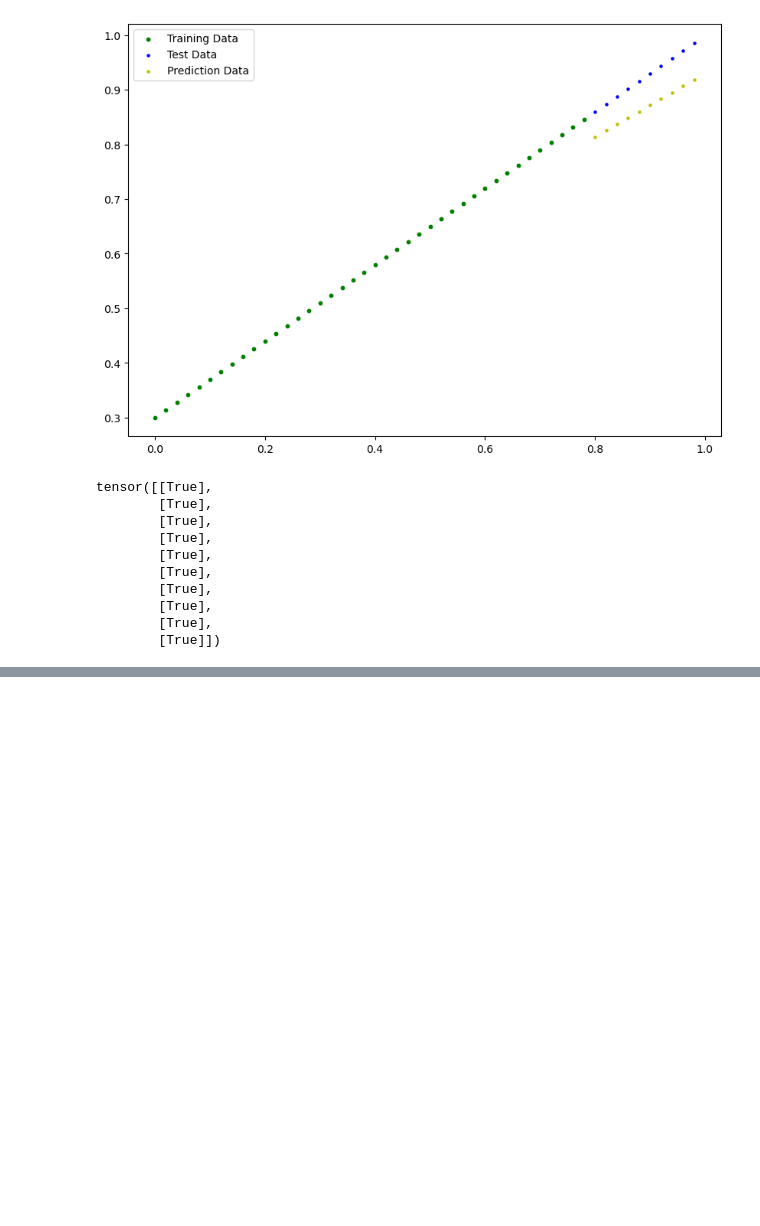
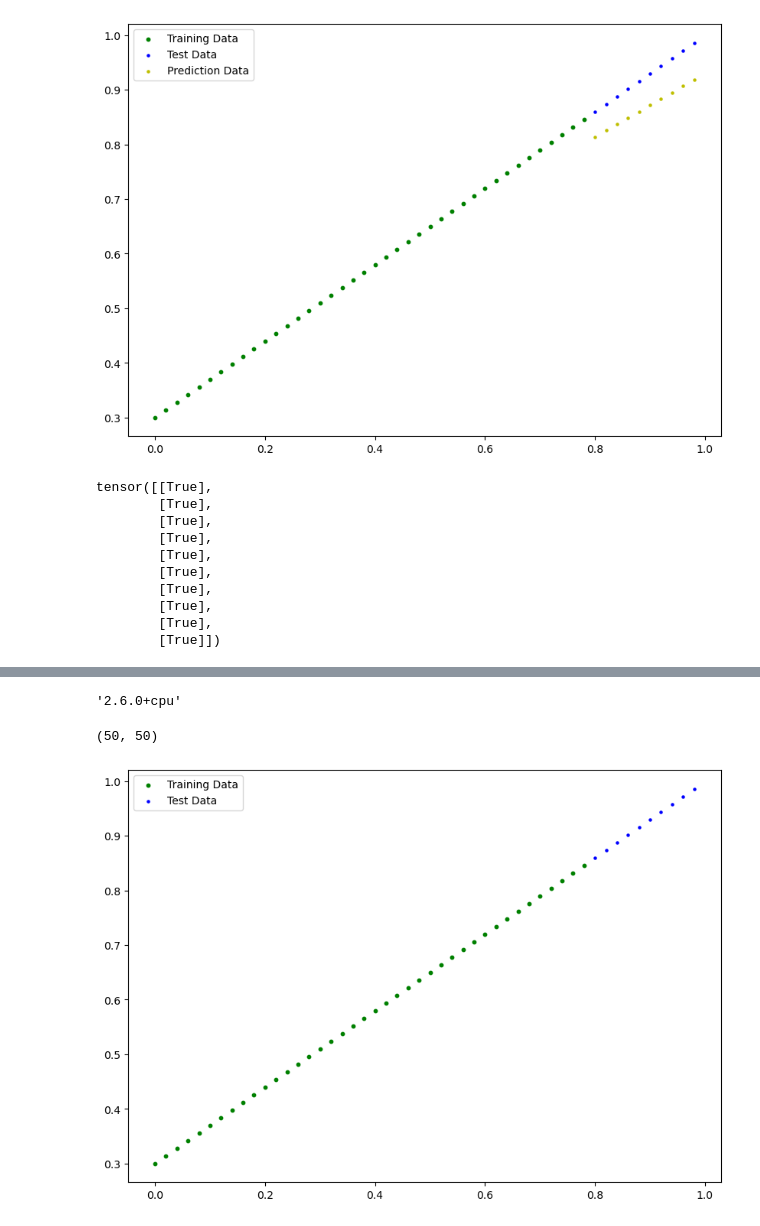
Before and after one commit to azhermurad/PyTorch-For-Deep-Learning, a Jupyter notebook: 2.PyTorch_Workflow/pytorch_workflow.ipynb, the cells around one changed output, grey strips where cells are left out. Cells and saved outputs as stored; diff of their text form; code cells hidden in the pictures; blank space fills up the shorter version.

Commit message:
linearregression_model_1 saved

```diff
--- a/2.PyTorch_Workflow/pytorch_workflow.ipynb
+++ b/2.PyTorch_Workflow/pytorch_workflow.ipynb
@@ -340,0 +340,10 @@ tensor([[True],
+# %%
+import torch
+from torch import nn
+import numpy as np
+import pandas as pd
+import matplotlib.pyplot as plt
+
+torch.__version__
+# %% [output]
+'2.6.0+cpu'
@@ -340,0 +352,36 @@ tensor([[True],
+# %%
+# data creatiion
+weight = 0.7
+bias  = 0.3
+X = torch.arange(0,1,0.02).unsqueeze(dim=1)
+y = weight * X + bias
+len(X), len(y)
+# %% [output]
+(50, 50)
+# %%
+# splitting of data  80% training and 20% test data
+from sklearn.model_selection import train_test_split
+X_train, X_test, y_train, y_test = train_test_split( X, y, test_size=0.2,shuffle=False)
+# %%
+def plot_predictions(
+    x_train=X_train,
+    y_train = y_train,
+    x_test = X_test,
+    y_test =y_test,
+    prediction = None
+):
+    plt.figure(figsize=(10,7))
+    plt.scatter(x_train,y_train,c="g",s=10,label="Training Data")
+    # test data
+    plt.scatter(x_test,y_test,c="b",s=5,label="Test Data")
+    # plt.scatter(x_train,y_train)
+
+    if prediction is not None:
+        plt.scatter(x_test,prediction,c="red",s=5,label="Prediction Data")
+
+    plt.legend()
+    plt.show()
+# %%
+plot_predictions(X_train,y_train,X_test,y_test)
+# %% [output]
+[figure, added]
```
Also changed, not shown: parts of 19 cells of this notebook, 1 other file.
